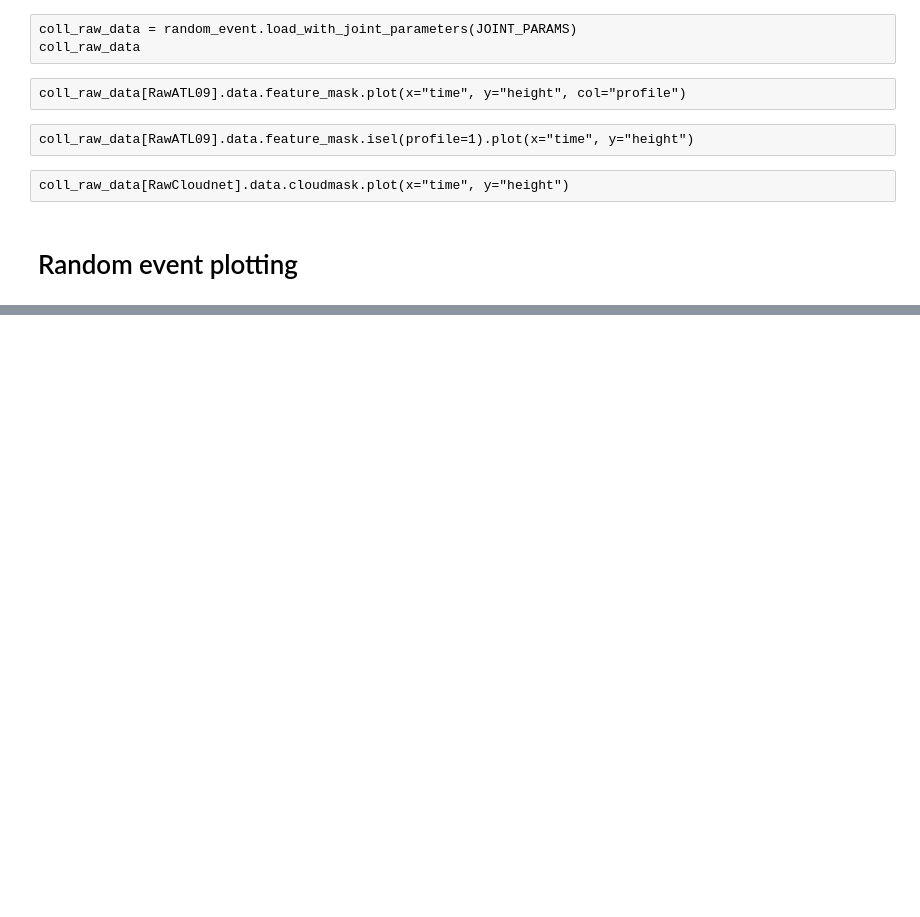
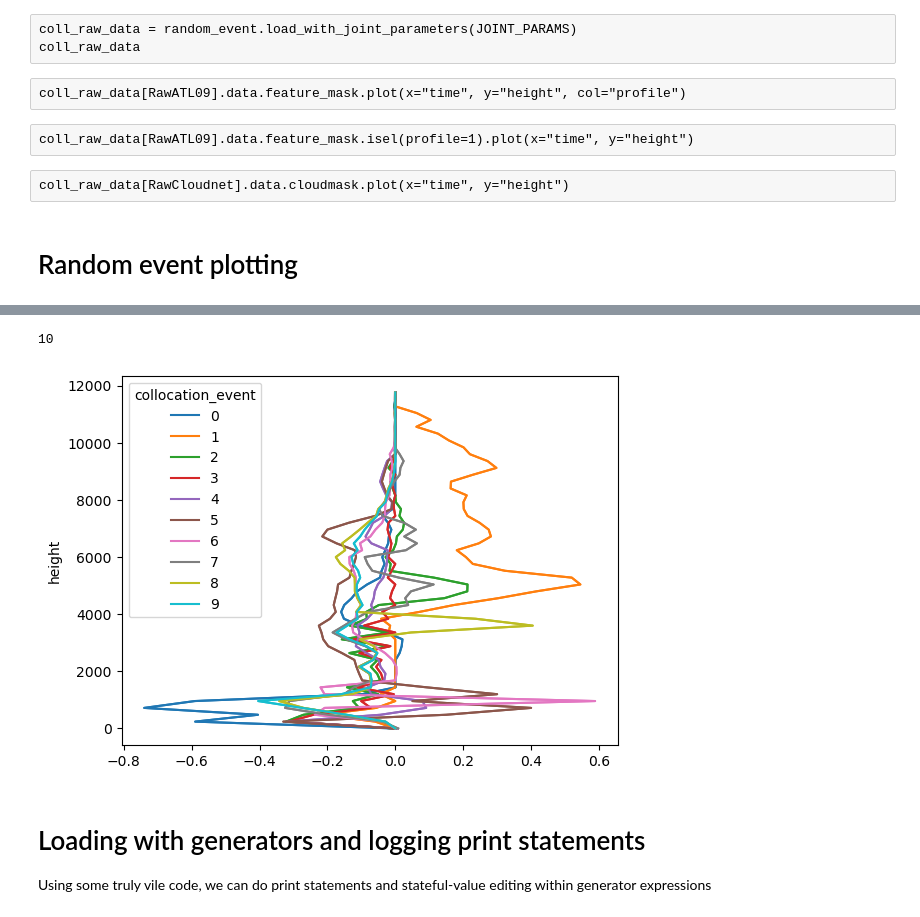
Before and after one commit to DAndrewA/sat-val-framework, a Jupyter notebook: example/local_tests/test_CollocationEventList.ipynb, the cells around one changed output, grey strips where cells are left out. Drawn from its saved outputs; the diff is of its cells as text; code cells hidden in the pictures; blank space fills up the shorter version.

```diff
--- a/example/local_tests/test_CollocationEventList.ipynb
+++ b/example/local_tests/test_CollocationEventList.ipynb
@@ -201,0 +272,11 @@ plt.show()
+# %%
+%%time
+collocated_raw_data = (
+    raw_data
+    for collocation_event in all_collocation_events[slice_of_events]
+    if (raw_data := collocation_event.load_with_joint_parameters(JOINT_PARAMS)) is not None
+    if not any(
+        value is None
+        for value in (raw_data).values()
+    )
+)
@@ -201,0 +286,6 @@ plt.show()
+# %%
+%%time
+collocated_homogenised_data = (
+    collocated_h := raw_data_pair.homogenise_to(vcf.VCF_240m)
+    for raw_data_pair in collocated_raw_data
+)
@@ -201,0 +295,7 @@ plt.show()
+# %%
+%%time
+events_considered = 0
+paired_vcfs = (
+    (pair_vcf_dataset_from_collocated_homogenised_data(coll_H), events_considered := events_considered + 1)[0]
+    for coll_H in collocated_homogenised_data
+)
@@ -201,0 +305,7 @@ plt.show()
+# %%
+%%time
+multiple_vcf_pairs = xr.concat(
+    paired_vcfs,
+    dim="collocation_event"
+)
+multiple_vcf_pairs
@@ -201,0 +327,12 @@ plt.show()
+# %%
+events_considered
+# %% [output]
+10
+# %%
+(multiple_vcf_pairs.vcf_atl09 - multiple_vcf_pairs.vcf_cloudnet).plot(y="height", hue="collocation_event")
+plt.show()
+# %% [output]
+[figure, added]
+# %% [markdown]
+# Loading with generators and logging print statements
+Using some truly vile code, we can do print statements and stateful-value editing within generator expressions
```
Also changed, not shown: parts of 31 cells of this notebook.
